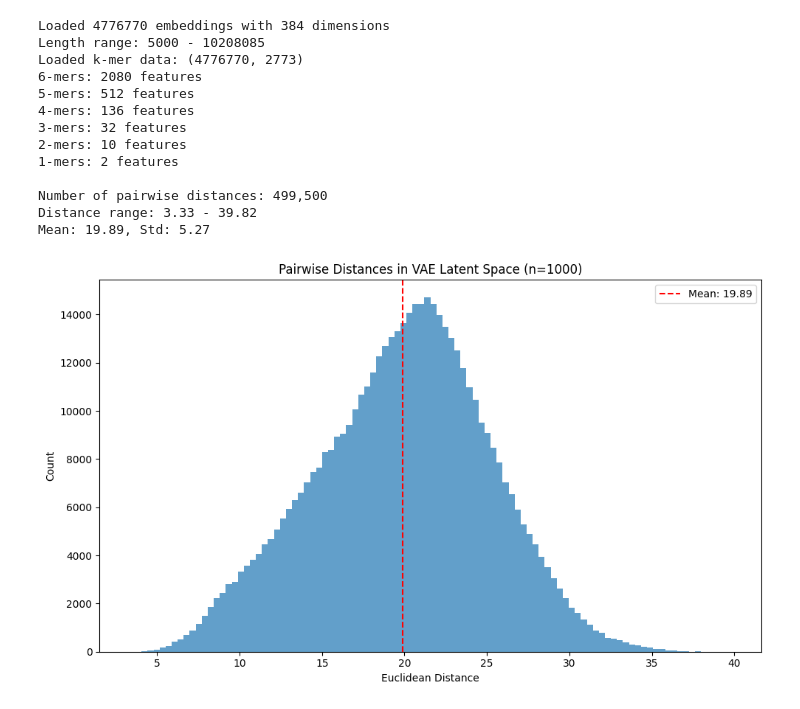
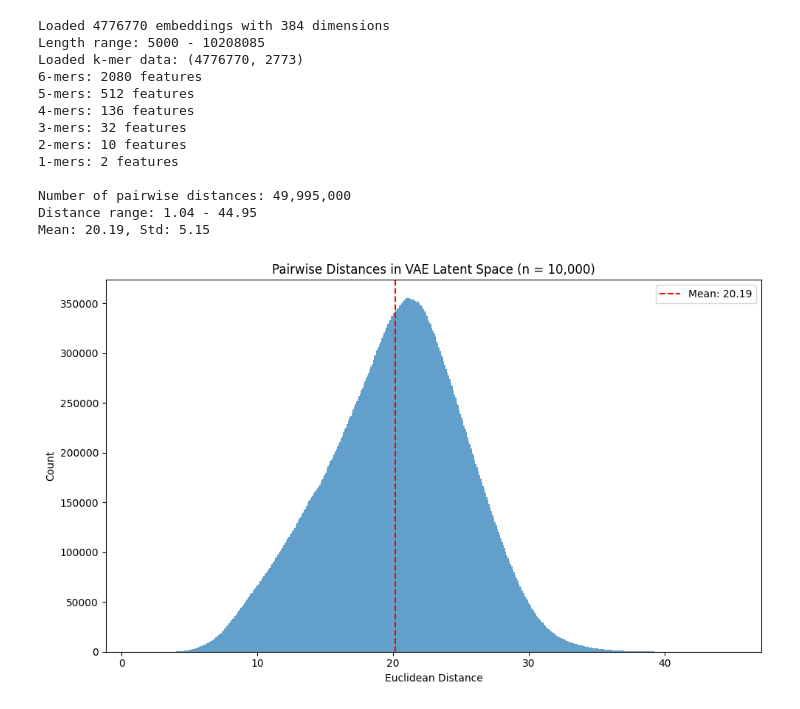
Before and after one commit to tnn111/Embedding, a Jupyter notebook: clustering.ipynb, the cells around one changed output. Saved outputs shown, nothing was run; the diff lists cells and outputs as text; code cells hidden in the pictures.

```diff
--- a/clustering.ipynb
+++ b/clustering.ipynb
@@ -29,42 +29,42 @@ print(f'3-mers: {three_mers.shape[1]} features')
 print(f'2-mers: {two_mers.shape[1]} features')
 print(f'1-mers: {one_mers.shape[1]} features')
 
-# Randomly sample 1,000 entries
+# Randomly sample 10,000 entries
 rng = np.random.default_rng(42)
-idx = rng.choice(len(embeddings), size = 1000, replace = False)
+idx = rng.choice(len(embeddings), size = 10_000, replace = False)
 sample = embeddings[idx]
 
 # Calculate pairwise Euclidean distances
 distances = pdist(sample, metric = 'euclidean')
 print(f'\nNumber of pairwise distances: {len(distances):,}')
 print(f'Distance range: {distances.min():.2f} - {distances.max():.2f}')
 print(f'Mean: {distances.mean():.2f}, Std: {distances.std():.2f}')
 
 # Plot histogram
 fig, ax = plt.subplots(figsize = (10, 6))
-ax.hist(distances, bins = 100, edgecolor = 'none', alpha = 0.7)
+ax.hist(distances, bins = 500, edgecolor = 'none', alpha = 0.7)
 ax.axvline(distances.mean(), color = 'red', linestyle = '--', label = f'Mean: {distances.mean():.2f}')
 ax.set_xlabel('Euclidean Distance')
 ax.set_ylabel('Count')
-ax.set_title('Pairwise Distances in VAE Latent Space (n=1000)')
+ax.set_title('Pairwise Distances in VAE Latent Space (n = 10,000)')
 ax.legend()
 plt.tight_layout()
 plt.show()
 # %% [output]
 Loaded 4776770 embeddings with 384 dimensions
 Length range: 5000 - 10208085
 Loaded k-mer data: (4776770, 2773)
 6-mers: 2080 features
 5-mers: 512 features
 4-mers: 136 features
 3-mers: 32 features
 2-mers: 10 features
 1-mers: 2 features
 
-Number of pairwise distances: 499,500
-Distance range: 3.33 - 39.82
-Mean: 19.89, Std: 5.27
+Number of pairwise distances: 49,995,000
+Distance range: 1.04 - 44.95
+Mean: 20.19, Std: 5.15
-[figure, old version]
+[figure, new version]
 # %%
 from scipy.spatial.distance import pdist
 import matplotlib.pyplot as plt
```
Also changed, not shown: parts of 5 cells of this notebook.
